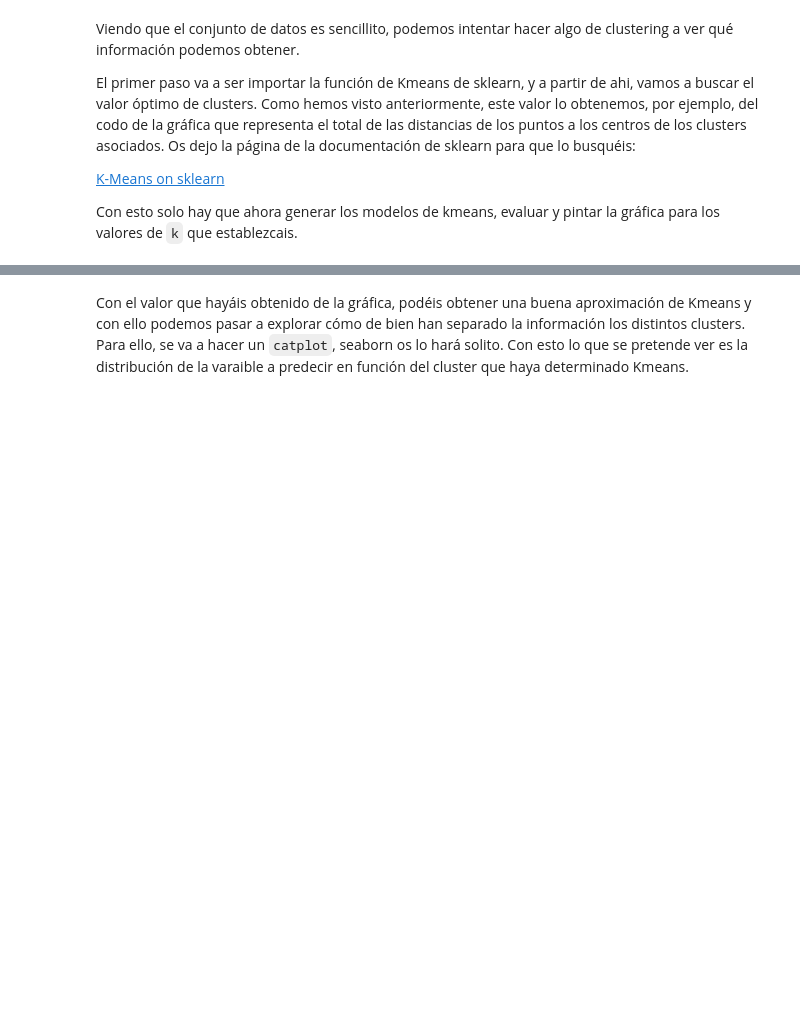
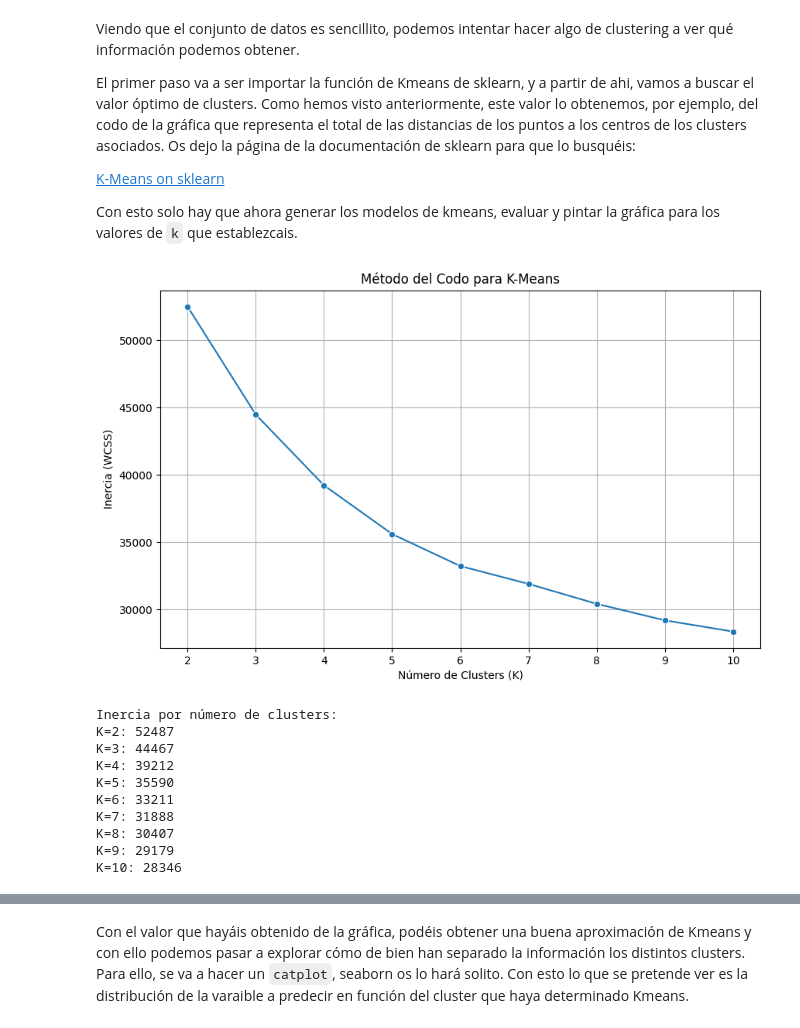
Before and after one commit to peperuizdev/proyecto8_mushroom-clustering, a Jupyter notebook: notebooks/workshop-clustering-pca-pepe.ipynb, the cells around one changed output, grey strips where cells are left out. Cells and saved outputs as stored; diff of their text form; code cells hidden in the pictures; blank space fills up the shorter version.

```diff
--- a/notebooks/workshop-clustering-pca-pepe.ipynb
+++ b/notebooks/workshop-clustering-pca-pepe.ipynb
@@ -144,0 +432,37 @@ sns.lineplot(x=k_values, y=scores)
+# %%
+from sklearn.cluster import KMeans
+
+scores = []
+k_values = range(2, 11)  # definir un rango
+for k in k_values:
+   # Definir Kmeans y ajustar
+   kmeans = KMeans(n_clusters=k, random_state=42, n_init=10)
+   kmeans.fit(X_train)
+
+   # Guardar la predicción (inercia/WCSS)
+   scores.append(kmeans.inertia_)
+
+plt.figure(figsize=(10, 6))
+sns.lineplot(x=k_values, y=scores, marker='o')
+plt.xlabel('Número de Clusters (K)')
+plt.ylabel('Inercia (WCSS)')
+plt.title('Método del Codo para K-Means')
+plt.grid(True)
+plt.show()
+
+# Mostrar valores específicos
+print("Inercia por número de clusters:")
+for k, score in zip(k_values, scores):
+   print(f"K={k}: {score:.0f}")
+# %% [output]
+[figure, added]
+Inercia por número de clusters:
+K=2: 52487
+K=3: 44467
+K=4: 39212
+K=5: 35590
+K=6: 33211
+K=7: 31888
+K=8: 30407
+K=9: 29179
+K=10: 28346
```
Also changed, not shown: parts of 67 cells of this notebook.
